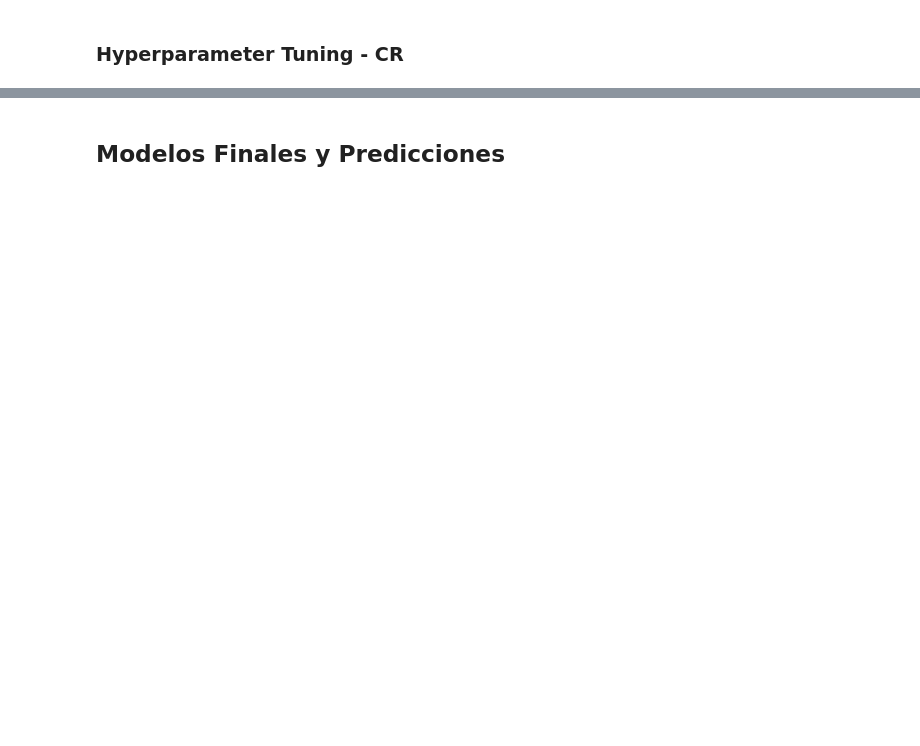
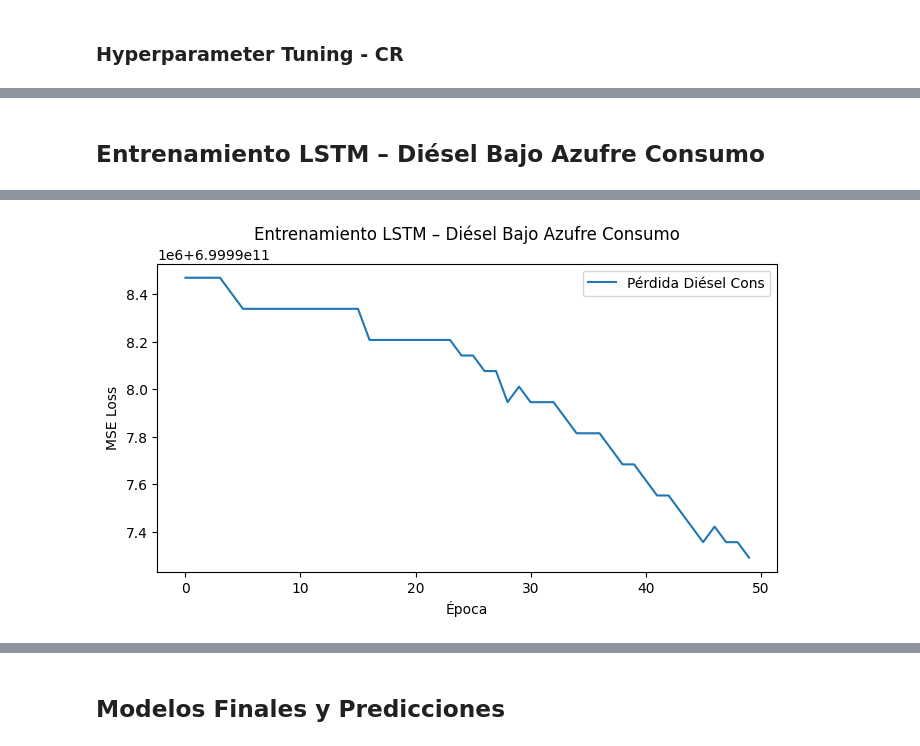
Before and after one commit to Diegoval-Dev/DC-Lab2, a Jupyter notebook: laboratorio2.ipynb, the cells around one changed output, grey strips where cells are left out. Saved outputs shown, nothing was run; the diff lists cells and outputs as text; code cells hidden in the pictures; blank space fills up the shorter version.

```diff
--- a/laboratorio2.ipynb
+++ b/laboratorio2.ipynb
@@ -376,0 +703,56 @@ Mejores hiperparámetros para CR:
+# %% [markdown]
+## Entrenamiento LSTM – Diésel Bajo Azufre Consumo
+# %%
+ts_di_cons = df_cons.set_index('fecha')['diesel bajo azufre'] \
+                   .resample('M').mean().dropna()
+
+train_di_cons = ts_di_cons[:'2023-12-31']
+test_di_cons  = ts_di_cons['2024-01-31':]
+
+window_size = 12
+X_di_cons, y_di_cons = create_dataset(train_di_cons.values, window_size)
+
+device = torch.device('cuda' if torch.cuda.is_available() else 'cpu')
+tensor_X_di_cons = torch.tensor(X_di_cons, dtype=torch.float32).to(device)
+tensor_y_di_cons = torch.tensor(y_di_cons, dtype=torch.float32).to(device)
+
+batch_size = 16
+loader_di_cons = DataLoader(
+    TensorDataset(tensor_X_di_cons, tensor_y_di_cons),
+    batch_size=batch_size,
+    shuffle=True
+)
+
+model_di_cons = LSTMModel(hidden_size=32, dropout=0.2).to(device)
+criterion     = nn.MSELoss()
+opt_di_cons   = torch.optim.Adam(model_di_cons.parameters(), lr=1e-3)
+
+def train_model(model, optimizer, loader, epochs=50):
+    model.train()
+    history = []
+    for epoch in range(1, epochs+1):
+        epoch_loss = 0.0
+        for xb, yb in loader:
+            optimizer.zero_grad()
+            preds = model(xb)
+            loss = criterion(preds, yb)
+            loss.backward()
+            optimizer.step()
+            epoch_loss += loss.item() * xb.size(0)
+        avg = epoch_loss / len(loader.dataset)
+        history.append(avg)
+        if epoch % 10 == 0:
+            print(f"Epoch {epoch}, Loss: {avg:.6f}")
+    return history
+
+print("Entrenando LSTM para Diésel Bajo Azufre Consumo…")
+history_di_cons = train_model(model_di_cons, opt_di_cons, loader_di_cons, epochs=50)
+
+plt.figure(figsize=(8,4))
+plt.plot(history_di_cons, label='Pérdida Diésel Cons')
+plt.title('Entrenamiento LSTM – Diésel Bajo Azufre Consumo')
+plt.xlabel('Época')
+plt.ylabel('MSE Loss')
+plt.legend()
+plt.show()
+# %% [output]
@@ -376,0 +765 @@ Mejores hiperparámetros para CR:
+[figure, added]
```
Also changed, not shown: parts of 35 cells of this notebook, 1 other file.
